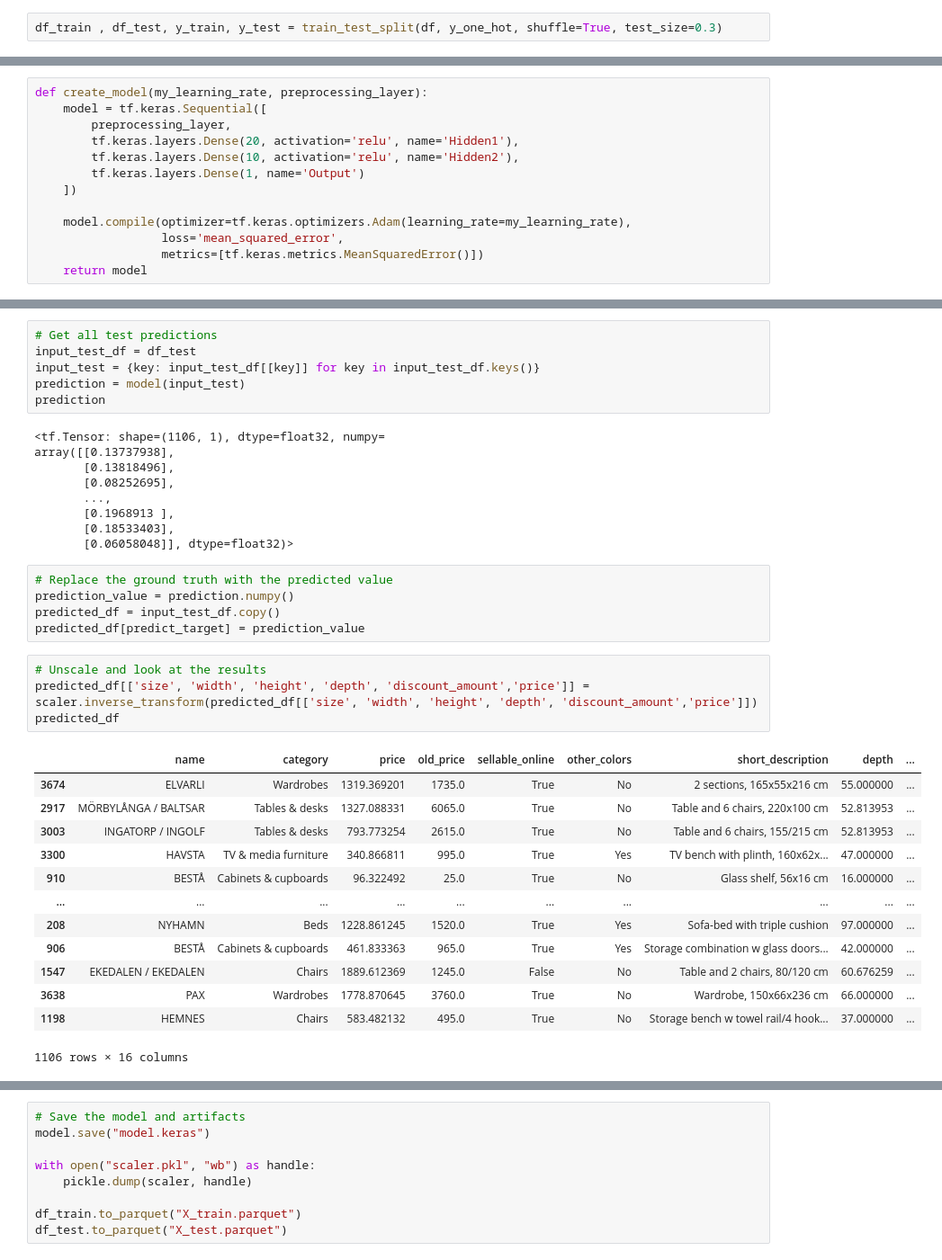
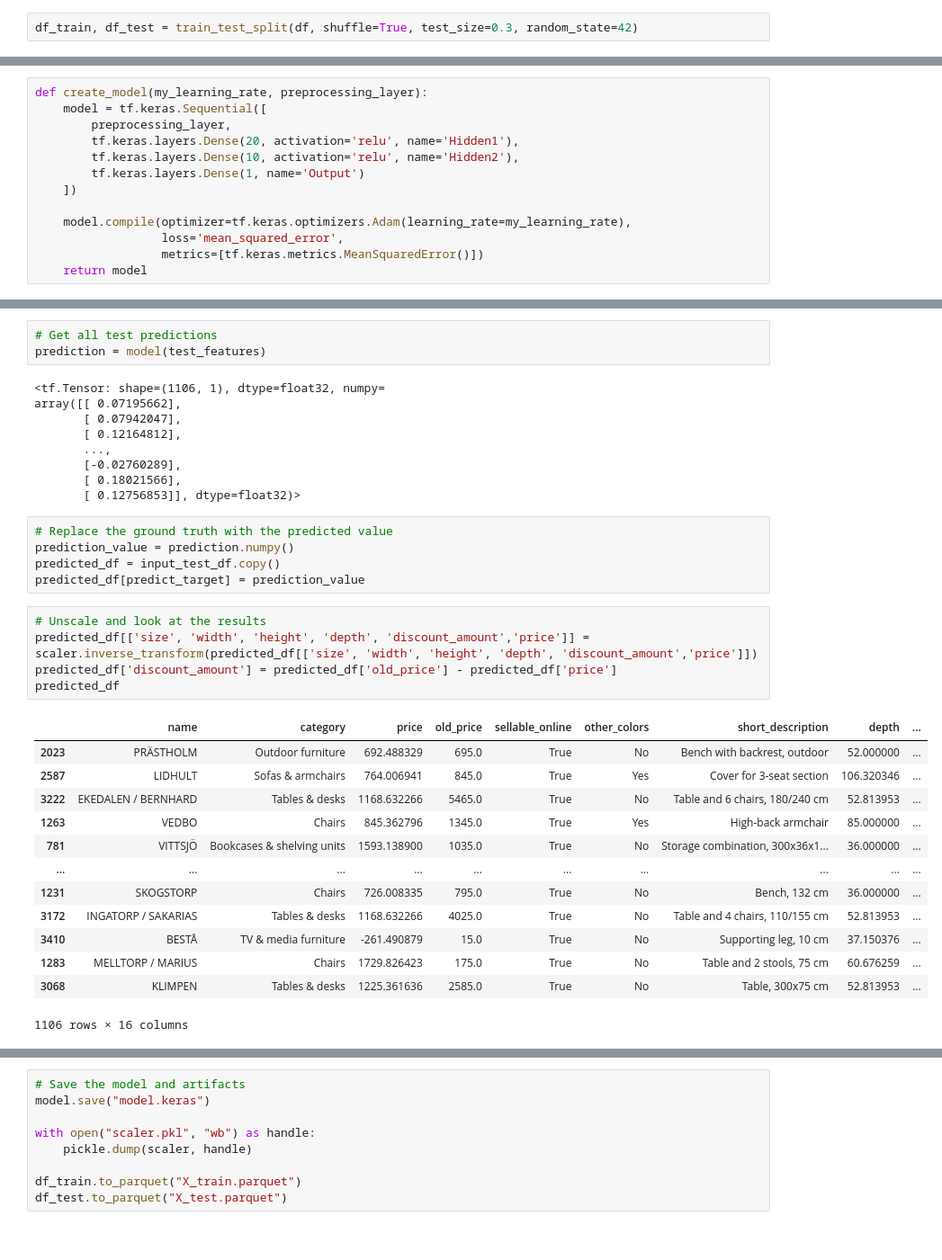
Before and after one commit to rh-aiservices-bu/ai-mazing-race, a Jupyter notebook: lab-materials/05/omea_discount_prediction_model.ipynb, the cells around one changed output, grey strips where cells are left out. Shown at 90% size. Drawn from its saved outputs; the diff is of its cells as text.

```diff
--- a/lab-materials/05/omea_discount_prediction_model.ipynb
+++ b/lab-materials/05/omea_discount_prediction_model.ipynb
@@ -49,5 +45,5 @@ y_one_hot = utils.to_categorical(encoded_Y)
 # %%
-df_train , df_test, y_train, y_test = train_test_split(df, y_one_hot, shuffle=True, test_size=0.3)
+df_train, df_test = train_test_split(df, shuffle=True, test_size=0.3, random_state=42)
 # %%
 # List to hold all feature inputs
 inputs = {}
@@ -155,18 +154,15 @@ model.evaluate(x = test_features, y = test_label, batch_size=batch_size)
 # %%
 # Get all test predictions
-input_test_df = df_test
-input_test = {key: input_test_df[[key]] for key in input_test_df.keys()}
-prediction = model(input_test)
-prediction
+prediction = model(test_features)
 # %% [output]
 <tf.Tensor: shape=(1106, 1), dtype=float32, numpy=
-array([[0.13737938],
-       [0.13818496],
-       [0.08252695],
+array([[ 0.07195662],
+       [ 0.07942047],
+       [ 0.12164812],
        ...,
-       [0.1968913 ],
-       [0.18533403],
-       [0.06058048]], dtype=float32)>
+       [-0.02760289],
+       [ 0.18021566],
+       [ 0.12756853]], dtype=float32)>
 # %%
 # Replace the ground truth with the predicted value
 prediction_value = prediction.numpy()
@@ -175,20 +171,21 @@ predicted_df[predict_target] = prediction_value
 # %%
 # Unscale and look at the results
 predicted_df[['size', 'width', 'height', 'depth', 'discount_amount','price']] = scaler.inverse_transform(predicted_df[['size', 'width', 'height', 'depth', 'discount_amount','price']])
+predicted_df['discount_amount'] = predicted_df['old_price'] - predicted_df['price']
 predicted_df
 # %% [output]
 |  | name | category | price | old_price | sellable_online | other_colors | short_description | depth | ... |
-| 3674 | ELVARLI | Wardrobes | 1319.369201 | 1735.0 | True | No | 2 sections, 165x55x216 cm | 55.000000 | ... |
-| 2917 | MÖRBYLÅNGA / BALTSAR | Tables & desks | 1327.088331 | 6065.0 | True | No | Table and 6 chairs, 220x100 cm | 52.813953 | ... |
-| 3003 | INGATORP / INGOLF | Tables & desks | 793.773254 | 2615.0 | True | No | Table and 6 chairs, 155/215 cm | 52.813953 | ... |
-| 3300 | HAVSTA | TV & media furniture | 340.866811 | 995.0 | True | Yes | TV bench with plinth, 160x62x... | 47.000000 | ... |
-| 910 | BESTÅ | Cabinets & cupboards | 96.322492 | 25.0 | True | No | Glass shelf, 56x16 cm | 16.000000 | ... |
+| 2023 | PRÄSTHOLM | Outdoor furniture | 692.488329 | 695.0 | True | No | Bench with backrest, outdoor | 52.000000 | ... |
+| 2587 | LIDHULT | Sofas & armchairs | 764.006941 | 845.0 | True | Yes | Cover for 3-seat section | 106.320346 | ... |
+| 3222 | EKEDALEN / BERNHARD | Tables & desks | 1168.632266 | 5465.0 | True | No | Table and 6 chairs, 180/240 cm | 52.813953 | ... |
+| 1263 | VEDBO | Chairs | 845.362796 | 1345.0 | True | Yes | High-back armchair | 85.000000 | ... |
+| 781 | VITTSJÖ | Bookcases & shelving units | 1593.138900 | 1035.0 | True | No | Storage combination, 300x36x1... | 36.000000 | ... |
 | ... | ... | ... | ... | ... | ... | ... | ... | ... | ... |
-| 208 | NYHAMN | Beds | 1228.861245 | 1520.0 | True | Yes | Sofa-bed with triple cushion | 97.000000 | ... |
-| 906 | BESTÅ | Cabinets & cupboards | 461.833363 | 965.0 | True | Yes | Storage combination w glass doors... | 42.000000 | ... |
-| 1547 | EKEDALEN / EKEDALEN | Chairs | 1889.612369 | 1245.0 | False | No | Table and 2 chairs, 80/120 cm | 60.676259 | ... |
-| 3638 | PAX | Wardrobes | 1778.870645 | 3760.0 | True | No | Wardrobe, 150x66x236 cm | 66.000000 | ... |
-| 1198 | HEMNES | Chairs | 583.482132 | 495.0 | True | No | Storage bench w towel rail/4 hook... | 37.000000 | ... |
+| 1231 | SKOGSTORP | Chairs | 726.008335 | 795.0 | True | No | Bench, 132 cm | 36.000000 | ... |
+| 3172 | INGATORP / SAKARIAS | Tables & desks | 1168.632266 | 4025.0 | True | No | Table and 4 chairs, 110/155 cm | 52.813953 | ... |
+| 3410 | BESTÅ | TV & media furniture | -261.490879 | 15.0 | True | No | Supporting leg, 10 cm | 37.150376 | ... |
+| 1283 | MELLTORP / MARIUS | Chairs | 1729.826423 | 175.0 | True | No | Table and 2 stools, 75 cm | 60.676259 | ... |
+| 3068 | KLIMPEN | Tables & desks | 1225.361636 | 2585.0 | True | No | Table, 300x75 cm | 52.813953 | ... |
 1106 rows × 16 columns
 # %%
 # See where we predict a price below 0
```
Also changed, not shown: parts of 8 cells of this notebook, 3 other files.
